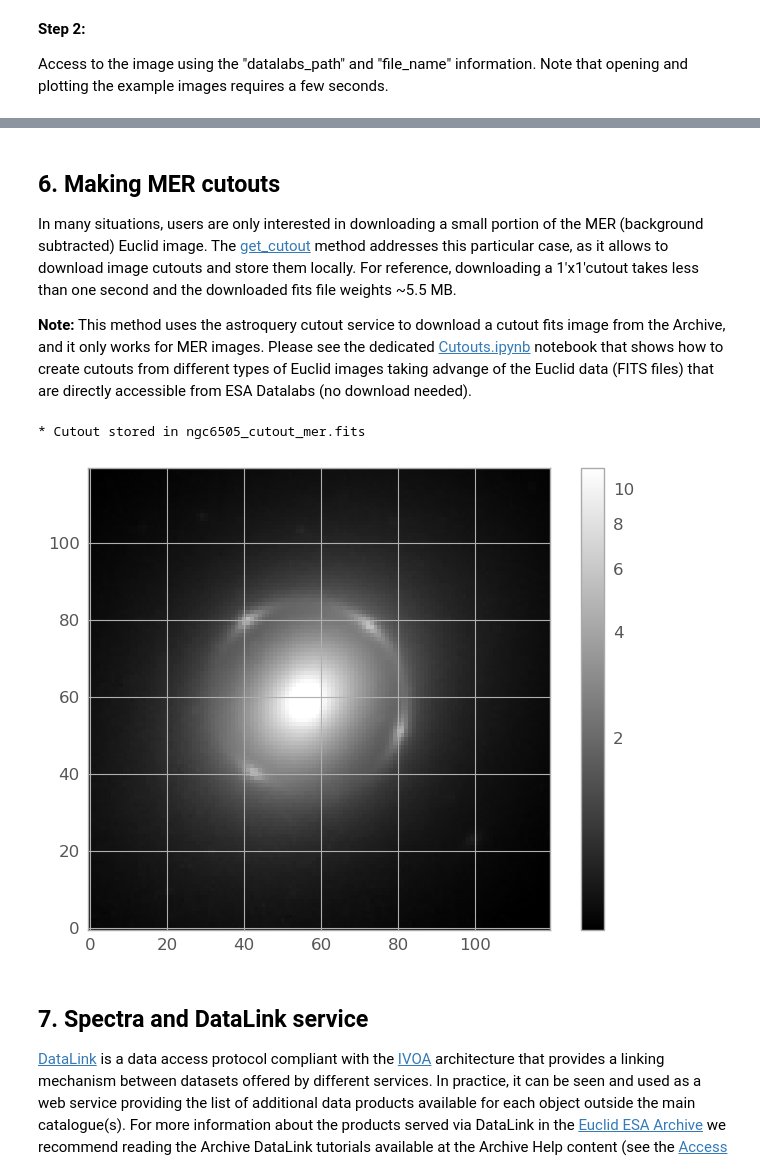
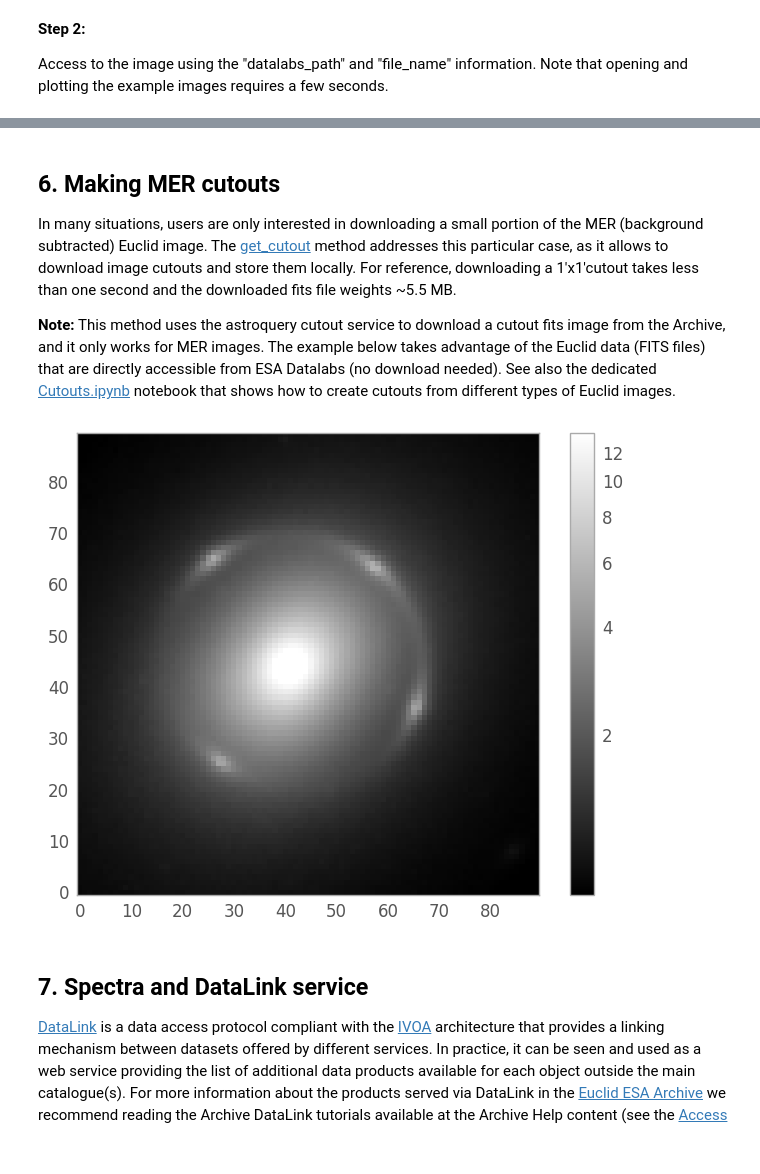
Before and after one commit to ESA-Datalabs/Euclid-Q1, a Jupyter notebook: Notebooks/Astroquery.ipynb, the cells around one changed output, grey strips where cells are left out. Cells and saved outputs as stored; diff of their text form; code cells hidden in the pictures.

Commit message:
Updated with working version of the Astroquery notebok
- updated for cutout to work with datalabs_path instead of the get_cutouts method

```diff
--- a/Notebooks/Astroquery.ipynb
+++ b/Notebooks/Astroquery.ipynb
@@ -318,31 +318,31 @@ Reading: /data/euclid_q1/Q1_R1/MER/102158889/VIS/EUC_MER_BGSUB-MOSAIC-VIS_TILE10
 In many situations, users are only interested in downloading a small portion of the MER (background subtracted) Euclid image. The [get_cutout](https://astroquery.readthedocs.io/en/latest/api/astroquery.esa.euclid.EuclidClass.html#astroquery.esa.euclid.EuclidClass.get_cutout) method addresses this particular case, as it allows to download image cutouts and store them locally. For reference, downloading a 1'x1'cutout takes less than one second and the downloaded fits file weights ~5.5 MB.
 
 
-**Note:** This method uses the astroquery cutout service to download a cutout fits image from the Archive, and it only works for MER images. Please see the dedicated [Cutouts.ipynb](Cutouts.ipynb) notebook that shows how to create cutouts from different types of Euclid images taking advange of the Euclid data (FITS files) that are directly accessible from ESA Datalabs (no download needed).
+**Note:** This method uses the astroquery cutout service to download a cutout fits image from the Archive, and it only works for MER images. The example below takes advantage of the Euclid data (FITS files) that are directly accessible from ESA Datalabs (no download needed). See also the dedicated [Cutouts.ipynb](Cutouts.ipynb) notebook that shows how to create cutouts from different types of Euclid images.
 # %%
 # Retrieve cutout ==============
-file_path  = f"{res['file_path'][0]}/{res['file_name'][0]}"
+file_path  = f"{res['datalabs_path'][0]}/{res['file_name'][0]}"
 
-cutout_out = Euclid.get_cutout(file_path=file_path, instrument = 'dummy',id='dummy', coordinate='NGC 6505',radius= 0.1 * u.arcmin,output_file='ngc6505_cutout_mer.fits')
-# cutout_out = Euclid.get_cutout(file_path=file_path, instrument = 'dummy',id='dummy', coordinate=coords,radius= 0.1 * u.arcmin,output_file='ngc6505_cutout_mer.fits')
-cutout_out = cutout_out[0]
-print(f'* Cutout stored in {cutout_out}')
+cutout_r      = 0.15 * u.arcmin
+hdul          = fits.open(file_path)
+data          = hdul[0].data
+header        = hdul[0].header
+cutout_VIS    = Cutout2D(data=data, position = coords, size= cutout_r, wcs=wcs.WCS(header))
+
+
 
 # Plot image ===================
-hdul       = fits.open(cutout_out)
-image_data = hdul[0].data
-
 plt.figure()
-plt.imshow(image_data, cmap='gray', origin='lower', norm=ImageNormalize(image_data, interval=PercentileInterval(99.1), stretch=AsinhStretch()))
+plt.imshow(cutout_VIS.data, cmap='gray', origin='lower', norm=ImageNormalize(cutout_VIS.data, interval=PercentileInterval(99.1), stretch=AsinhStretch()))
 colorbar = plt.colorbar()
+plt.grid(False)
 hdul.close()
 
 # To export the image as png:
-png_name = 'cutout_example.png'
-plt.savefig(png_name, dpi=300, bbox_inches='tight', pad_inches=0)
+# png_name = 'cutout_example.png'
+# plt.savefig(png_name, dpi=300, bbox_inches='tight', pad_inches=0)
 # %% [output]
-* Cutout stored in ngc6505_cutout_mer.fits
-[figure, old version]
+[figure, new version]
 # %% [markdown]
 ## 7. Spectra and DataLink service
 
```
Also changed, not shown: parts of 8 cells of this notebook.
